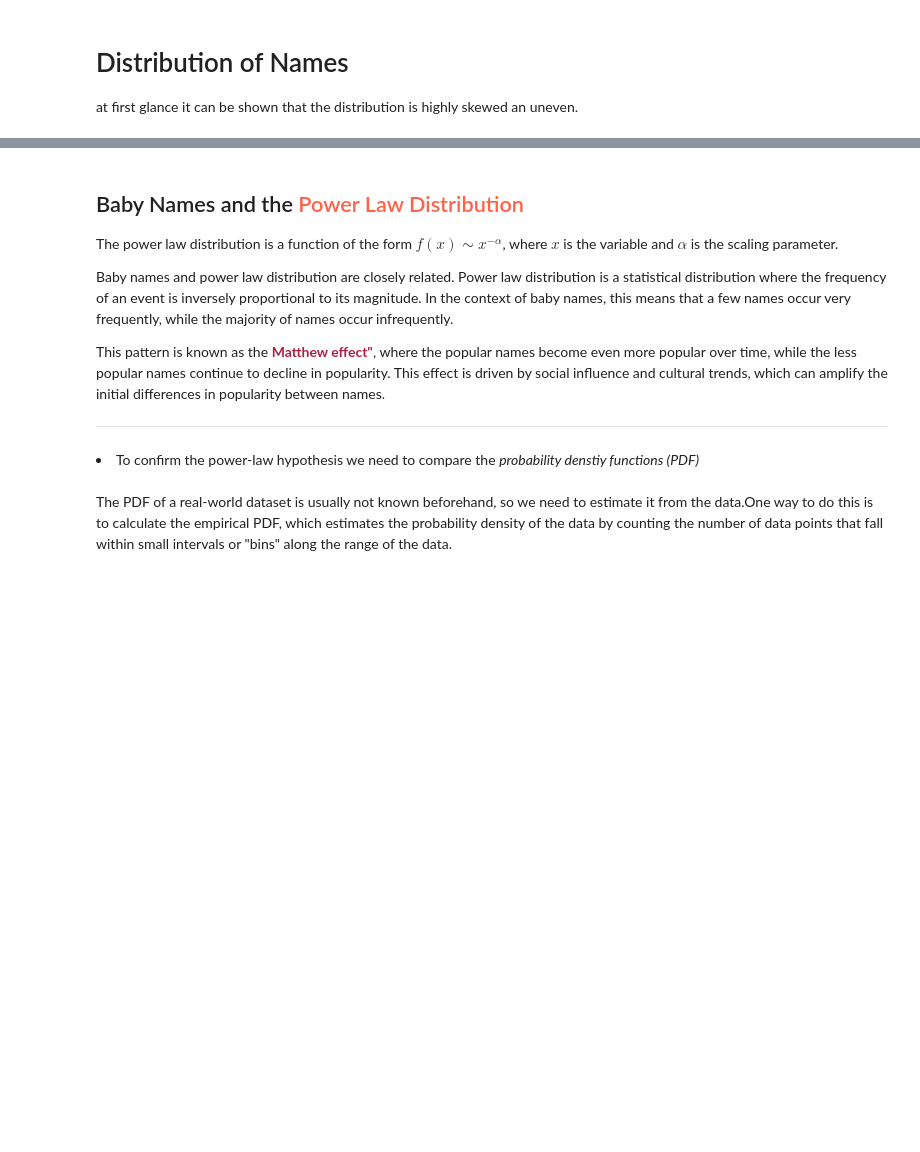
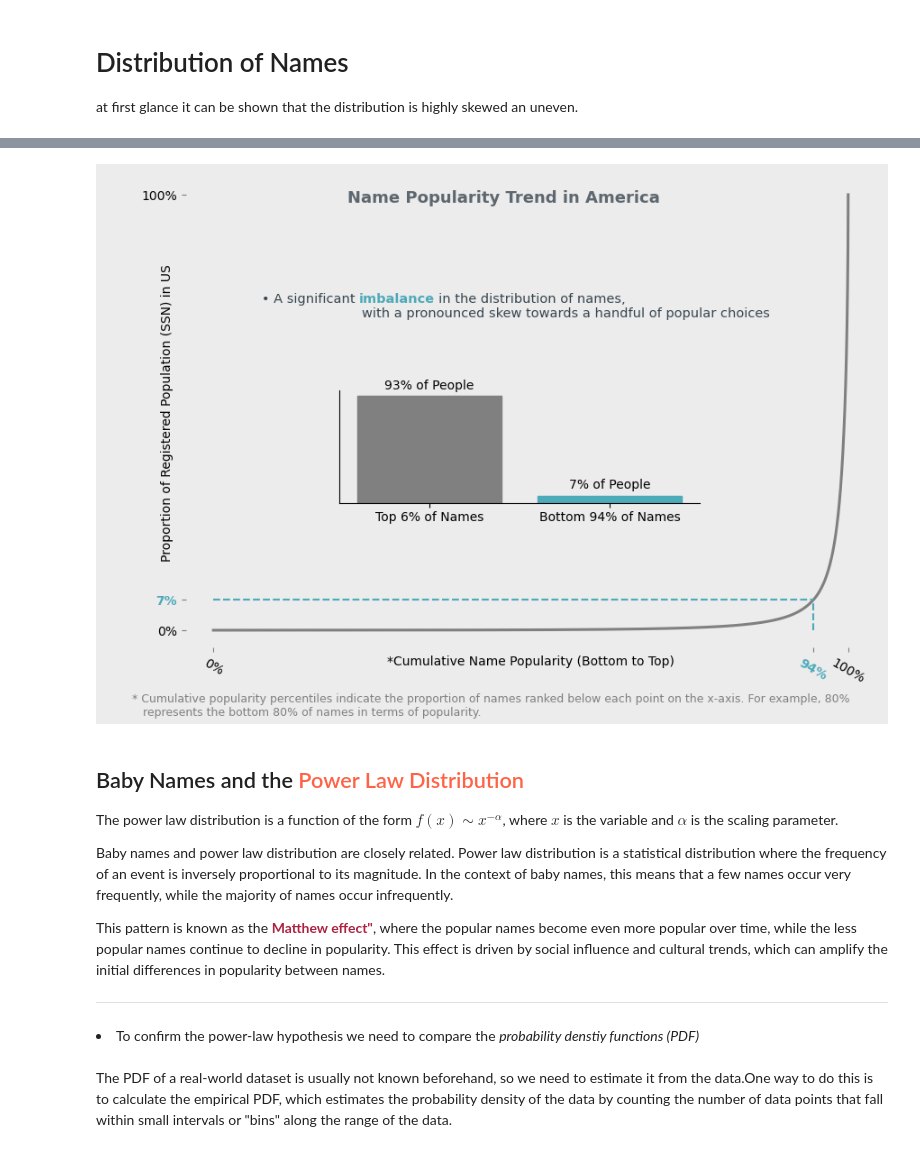
Before and after one commit to numanwaziri/NamingPatterns-Analysis, a Jupyter notebook: Analysis.ipynb, the cells around one changed output, grey strips where cells are left out. Drawn from its saved outputs; the diff is of its cells as text; code cells hidden in the pictures; blank space fills up the shorter version.

```diff
--- a/Analysis.ipynb
+++ b/Analysis.ipynb
@@ -106,3 +164,69 @@ Text(2739840.5579999997, 15887.0, '86')
+# %%
+fig2, ax4 = plt.subplots(figsize=(10,6.9), facecolor="#ECECEC")
+
+# Line Plot
+ax4.set_facecolor('none')
+sns.despine(left=True,bottom=True)
+data.sort_values().cumsum().plot(color='grey',ax=ax4,lw=2.2)
+ax4.set_xlabel("*Cumulative Name Popularity (Bottom to Top)",labelpad=-24)
+ax4.set_ylabel('Proportion of Registered Population (SSN) in US',labelpad=-26)
+plt.setp([ax4.get_xticklabels()[1],ax4.get_yticklabels()[1]], color='#4DAAB9',weight='bold')
+x,y = ax4.lines[0].get_data()
+bottom_ppl = x[-1]-topN
+ax4.set_xticks([x[0],bottom_ppl,x[-1]],['0%',f'{100-names}%',"100%"],rotation=-30)
+ax4.set_yticks([y[0],y[bottom_ppl],y[-1]],['0%',f'{100-ppl}%',"100%"])
+ax4.hlines(y[bottom_ppl],xmin=0,xmax=bottom_ppl,ls='dashed',color="#4DAAB9")
+ax4.vlines(bottom_ppl,ymin=0,ymax=y[bottom_ppl],ls='dashed',color="#4DAAB9")
+ax4.tick_params(axis='both',direction='in',color="grey")
+
+# Barplot
+middle_width = 0.4
+middle_height = 0.18
+
+# Calculate the left and bottom coordinates of the middle axes
+middle_left = (1 - middle_width) / 2  # Centers the axes horizontally
+middle_bottom = 0.35  # Centers the axes vertically
+
+ax5 = fig2.add_axes([middle_left, middle_bottom, middle_width, middle_height],frameon=True,facecolor='none')
+ax5.set(xticks=[],yticks=[])
+
+TopNames = (1-(100-names)/100)
+top = data.nlargest(int(len(data)*TopNames))
+bottom = data.nsmallest(len(data)-int(len(data)*TopNames))
+df2=pd.Series([(top.sum()/data.sum())*100,(bottom.sum()/data.sum())*100],[f"Top {names}% of Names",f"Bottom {100-names}% of Names"])
+sns.despine(ax=ax5)
+sns.barplot(pd.DataFrame(df2).T,ax=ax5)
+
+for i, patch in enumerate(ax5.patches):
+    x = patch.get_x()+(patch.get_width()/2)
+    y = patch.get_height()
+    if i ==0:
+        t = f"{ppl}% of People"
+        ax5.text(x ,y+6, t,ha='center')
+        patch.set_color("grey")
+
+    else:
+        t = f"{100-ppl}% of People"
+        ax5.text(x ,y+6, t,ha='center')
+        patch.set_color("#4DAAB9")
+
+#Annotations
+ax4.text(2.5e3, 2.5e8, "• A significant                    in the distribution of names, \n               "\
+        "         with a pronounced skew towards a handful of popular choices", fontsize=10.5,
+        horizontalalignment='left', verticalalignment='top',color="#36454F")
+
+ax4.text(7.5e3, 2.5e8 ,"imbalance", fontsize=10.5,
+        horizontalalignment='left', verticalalignment='top',color="#4DAAB9",fontweight='bold')
+
+ax4.text(2.3e4,3.2e8, "Name Popularity Trend in America",va="center",size=13,ha="right",weight='bold',color="#5D676F")
+
+
+note = """* Cumulative popularity percentiles indicate the proportion of names ranked below each point on the x-axis. For example, 80%
+   represents the bottom 80% of names in terms of popularity."""
+ax4.text(0.04, 0.01, note, transform=fig.transFigure,
+        ha='left', va='bottom', fontsize=9, color='grey');
+# %% [output]
+[figure, added]
 # %% [markdown]
 ## Baby Names and the <span style="color: #ff6347;">Power Law Distribution</span>
 The power law distribution is a function of the form $f(x) \sim x^{-\alpha}$, where $x$ is the variable and $\alpha$ is the scaling parameter.
```
Also changed, not shown: parts of 18 cells of this notebook, 1 other file.
